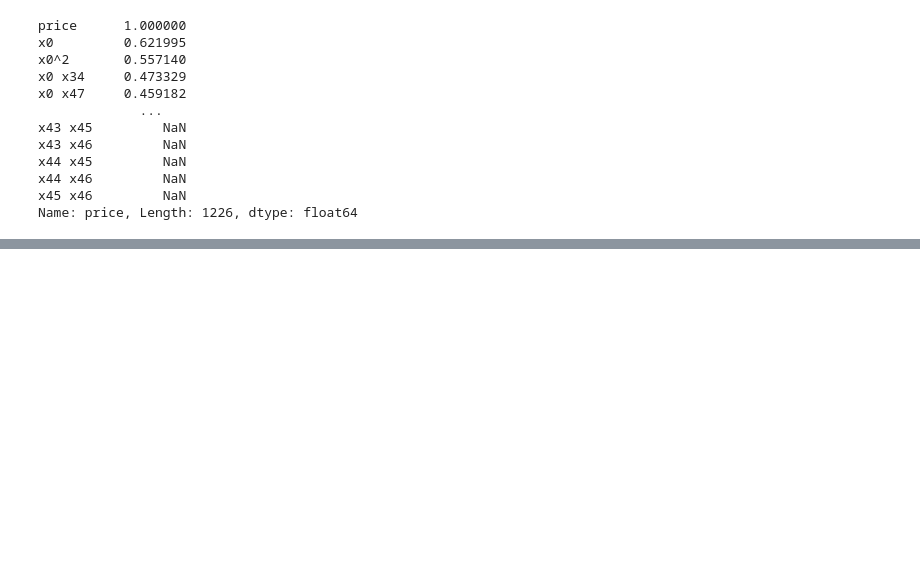
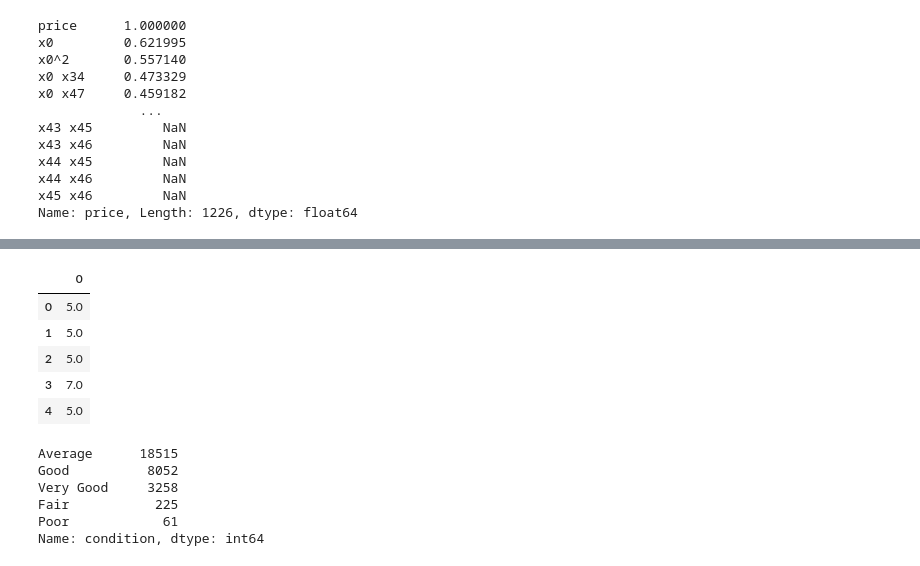
Before and after one commit to ilanhaskel/Real_Estate_Sale_Price_Predictor, a Jupyter notebook: eda_clean_ilan.ipynb, the cells around one changed output, grey strips where cells are left out. Drawn from its saved outputs; the diff is of its cells as text; code cells hidden in the pictures; blank space fills up the shorter version.

```diff
--- a/eda_clean_ilan.ipynb
+++ b/eda_clean_ilan.ipynb
@@ -450,0 +469,36 @@ Name: price, Length: 1226, dtype: float64
+# %%
+# ordinally encoding grade
+grade_df = df[['grade']]
+grade_cats = [['2 Substandard',
+               '3 Poor',
+               '4 Low',
+               '5 Fair',
+               '6 Low Average',
+               '7 Average',
+               '8 Good',
+               '9 Better',
+               '10 Very Good',
+               '11 Excellent',
+               '12 Luxury',
+               '13 Mansion']]
+ords_grade = OrdinalEncoder(categories=grade_cats)
+ords_grade.fit(grade_df)
+ords_grade.transform(grade_df)
+grades_encoded = pd.DataFrame(ords_grade.transform(grade_df))
+grades_encoded.head()
+# %% [output]
+|  | 0 |
+| 0 | 5.0 |
+| 1 | 5.0 |
+| 2 | 5.0 |
+| 3 | 7.0 |
+| 4 | 5.0 |
+# %%
+df.condition.value_counts()
+# %% [output]
+Average      18515
+Good          8052
+Very Good     3258
+Fair           225
+Poor            61
+Name: condition, dtype: int64
```
Also changed, not shown: parts of 10 cells of this notebook.
